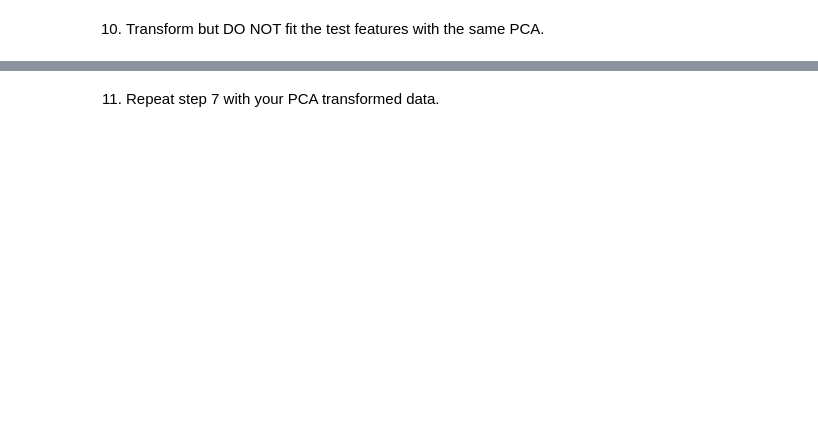
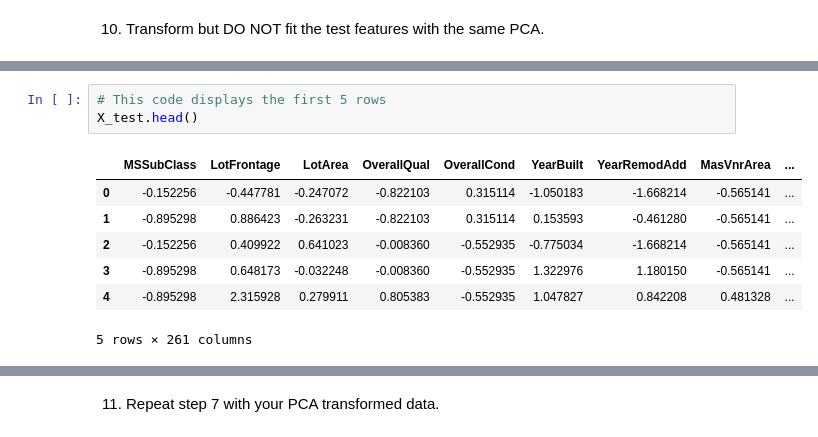
Before and after one commit to MWPerrineJr/data-mining, a Jupyter notebook: Weel 7 Assignment.ipynb, the cells around one changed output, grey strips where cells are left out. Saved outputs shown, nothing was run; the diff lists cells and outputs as text; blank space fills up the shorter version.

```diff
--- a/Weel 7 Assignment.ipynb
+++ b/Weel 7 Assignment.ipynb
@@ -290,0 +360,11 @@ X_pca.shape
+# %%
+# This code displays the first 5 rows
+X_test.head()
+# %% [output]
+|  | MSSubClass | LotFrontage | LotArea | OverallQual | OverallCond | YearBuilt | YearRemodAdd | MasVnrArea | ... |
+| 0 | -0.152256 | -0.447781 | -0.247072 | -0.822103 | 0.315114 | -1.050183 | -1.668214 | -0.565141 | ... |
+| 1 | -0.895298 | 0.886423 | -0.263231 | -0.822103 | 0.315114 | 0.153593 | -0.461280 | -0.565141 | ... |
+| 2 | -0.152256 | 0.409922 | 0.641023 | -0.008360 | -0.552935 | -0.775034 | -1.668214 | -0.565141 | ... |
+| 3 | -0.895298 | 0.648173 | -0.032248 | -0.008360 | -0.552935 | 1.322976 | 1.180150 | -0.565141 | ... |
+| 4 | -0.895298 | 2.315928 | 0.279911 | 0.805383 | -0.552935 | 1.047827 | 0.842208 | 0.481328 | ... |
+5 rows × 261 columns
```
Also changed, not shown: parts of 45 cells of this notebook, 1 other file.
